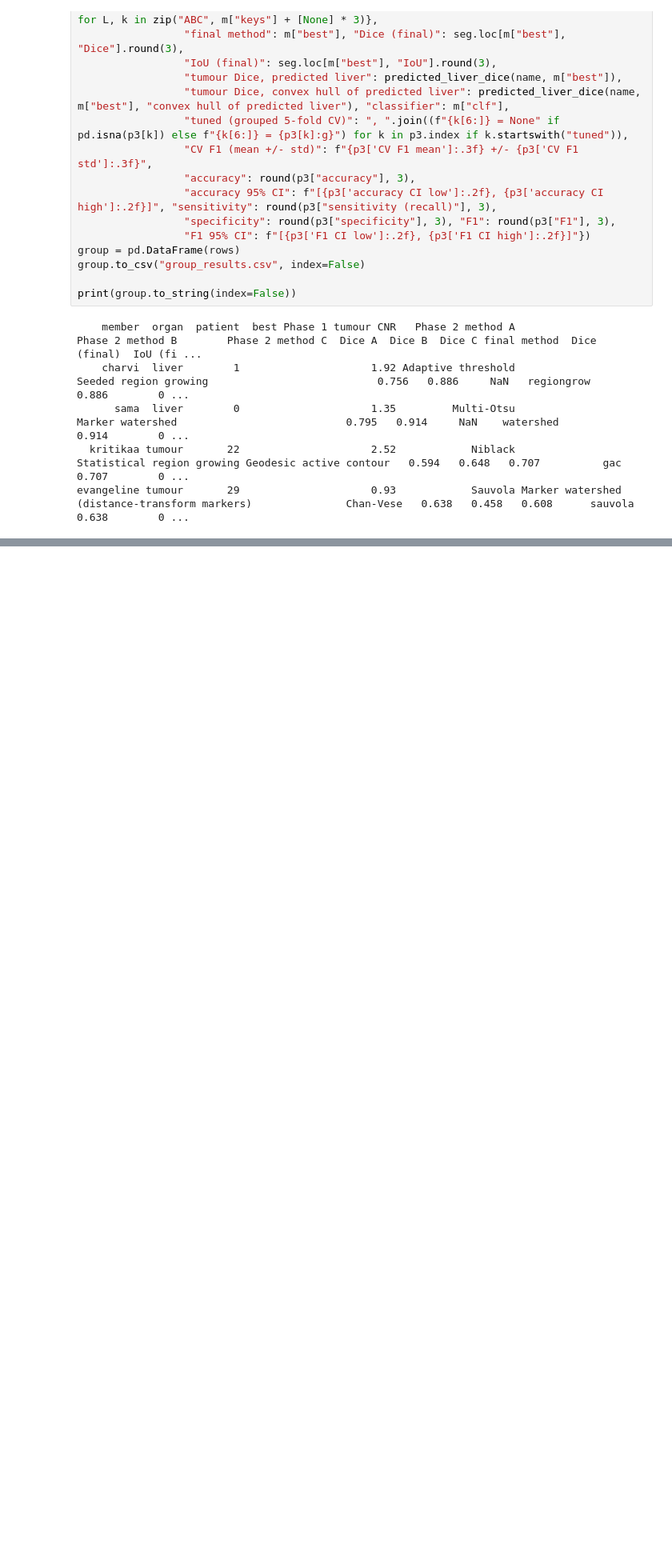
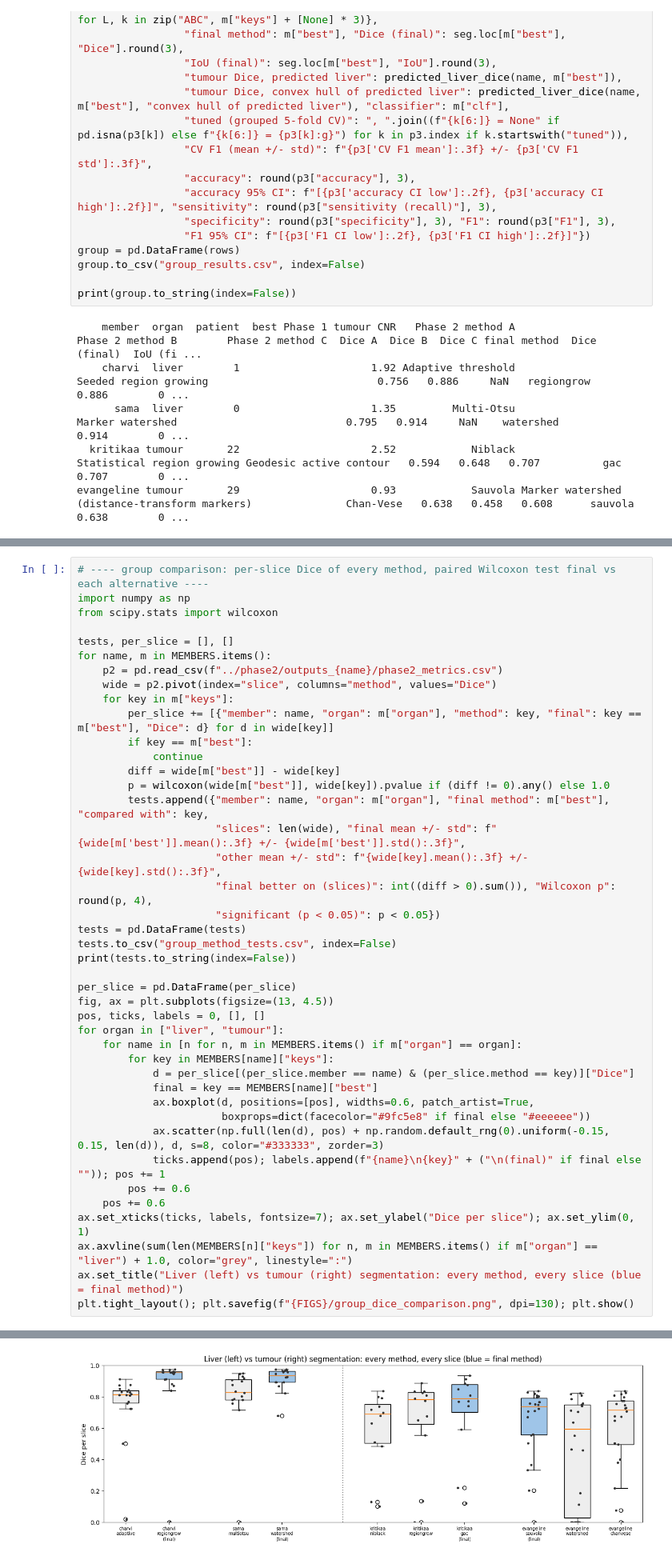
Before and after one commit to samasaeed-mv/imaging-assignment-, a Jupyter notebook: report/05_report_figures.ipynb, the cells around one changed output, grey strips where cells are left out. Shown at 80% size. Cells and saved outputs as stored; diff of their text form; blank space fills up the shorter version.

```diff
--- a/report/05_report_figures.ipynb
+++ b/report/05_report_figures.ipynb
@@ -135,0 +138,43 @@ evangeline tumour       29                     0.93            Sauvola Marker wa
+# %%
+# ---- group comparison: per-slice Dice of every method, paired Wilcoxon test final vs each alternative ----
+import numpy as np
+from scipy.stats import wilcoxon
+
+tests, per_slice = [], []
+for name, m in MEMBERS.items():
+    p2 = pd.read_csv(f"../phase2/outputs_{name}/phase2_metrics.csv")
+    wide = p2.pivot(index="slice", columns="method", values="Dice")
+    for key in m["keys"]:
+        per_slice += [{"member": name, "organ": m["organ"], "method": key, "final": key == m["best"], "Dice": d} for d in wide[key]]
+        if key == m["best"]:
+            continue
+        diff = wide[m["best"]] - wide[key]
+        p = wilcoxon(wide[m["best"]], wide[key]).pvalue if (diff != 0).any() else 1.0
+        tests.append({"member": name, "organ": m["organ"], "final method": m["best"], "compared with": key,
+                      "slices": len(wide), "final mean +/- std": f"{wide[m['best']].mean():.3f} +/- {wide[m['best']].std():.3f}",
+                      "other mean +/- std": f"{wide[key].mean():.3f} +/- {wide[key].std():.3f}",
+                      "final better on (slices)": int((diff > 0).sum()), "Wilcoxon p": round(p, 4),
+                      "significant (p < 0.05)": p < 0.05})
+tests = pd.DataFrame(tests)
+tests.to_csv("group_method_tests.csv", index=False)
+print(tests.to_string(index=False))
+
+per_slice = pd.DataFrame(per_slice)
+fig, ax = plt.subplots(figsize=(13, 4.5))
+pos, ticks, labels = 0, [], []
+for organ in ["liver", "tumour"]:
+    for name in [n for n, m in MEMBERS.items() if m["organ"] == organ]:
+        for key in MEMBERS[name]["keys"]:
+            d = per_slice[(per_slice.member == name) & (per_slice.method == key)]["Dice"]
+            final = key == MEMBERS[name]["best"]
+            ax.boxplot(d, positions=[pos], widths=0.6, patch_artist=True,
+                       boxprops=dict(facecolor="#9fc5e8" if final else "#eeeeee"))
+            ax.scatter(np.full(len(d), pos) + np.random.default_rng(0).uniform(-0.15, 0.15, len(d)), d, s=8, color="#333333", zorder=3)
+            ticks.append(pos); labels.append(f"{name}\n{key}" + ("\n(final)" if final else "")); pos += 1
+        pos += 0.6
+    pos += 0.6
+ax.set_xticks(ticks, labels, fontsize=7); ax.set_ylabel("Dice per slice"); ax.set_ylim(0, 1)
+ax.axvline(sum(len(MEMBERS[n]["keys"]) for n, m in MEMBERS.items() if m["organ"] == "liver") + 1.0, color="grey", linestyle=":")
+ax.set_title("Liver (left) vs tumour (right) segmentation: every method, every slice (blue = final method)")
+plt.tight_layout(); plt.savefig(f"{FIGS}/group_dice_comparison.png", dpi=130); plt.show()
+# %% [output]
@@ -135,0 +188 @@ evangeline tumour       29                     0.93            Sauvola Marker wa
+[figure, added]
```
Also changed, not shown: parts of 2 cells of this notebook, 2 other files.
